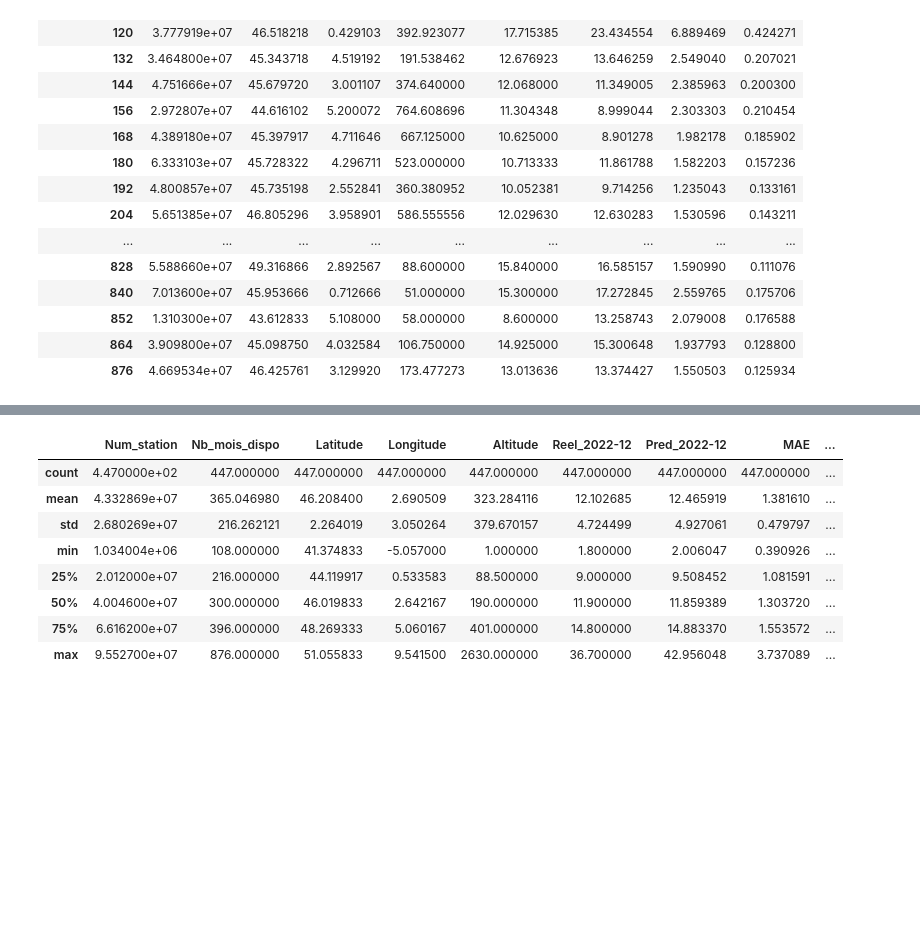
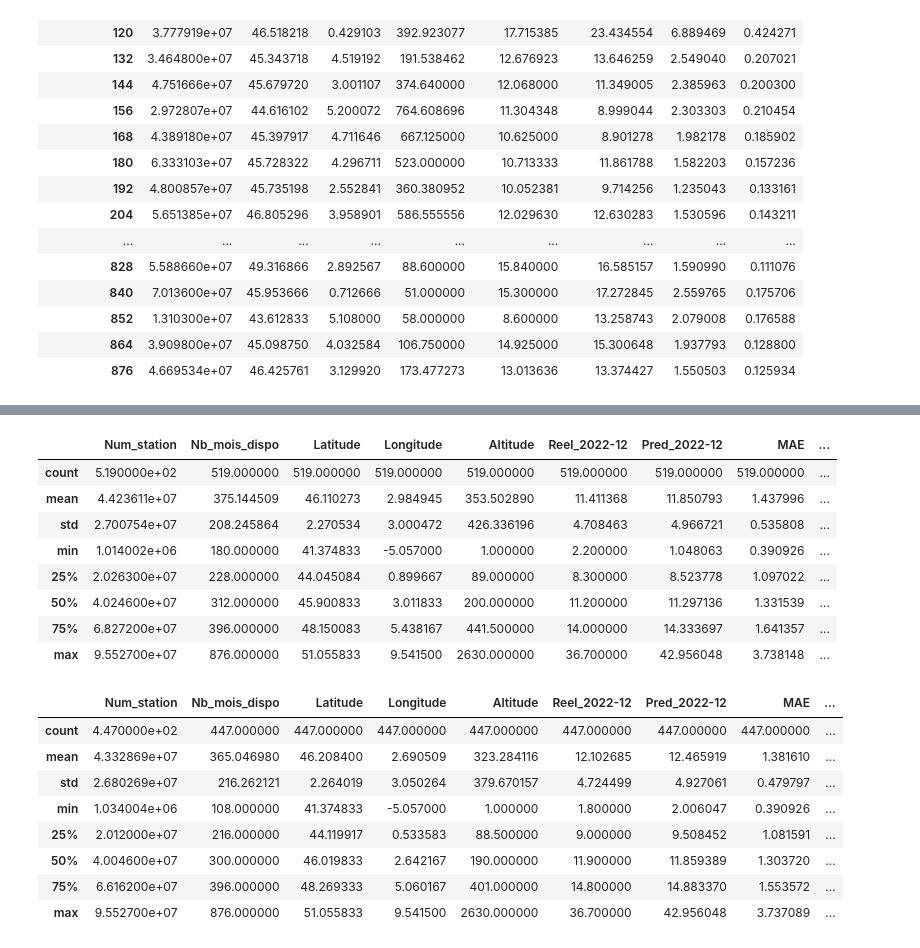
Before and after one commit to tristanGIANDO/jedha_final_project, a Jupyter notebook: jedha_final_project/modeles/baseline_france.ipynb, the cells around one changed output, grey strips where cells are left out. Cells and saved outputs as stored; diff of their text form; code cells hidden in the pictures; blank space fills up the shorter version.

```diff
--- a/jedha_final_project/modeles/baseline_france.ipynb
+++ b/jedha_final_project/modeles/baseline_france.ipynb
@@ -518,4 +517,18 @@ px.line(MAPE_by_month, x=MAPE_by_month.index, y="MAPE")
 # %% [output]
 ValueError: Mime type rendering requires nbformat>=4.2.0 but it is not installed
 [interactive output not drawn]
+# %%
+df_Mois_180 = df_eval_global[df_eval_global["Nb_mois_dispo"]>=180]
+# sortir les outliers
+df_Mois_180.describe()
+# %% [output]
+|  | Num_station | Nb_mois_dispo | Latitude | Longitude | Altitude | Reel_2022-12 | Pred_2022-12 | MAE | ... |
+| count | 5.190000e+02 | 519.000000 | 519.000000 | 519.000000 | 519.000000 | 519.000000 | 519.000000 | 519.000000 | ... |
+| mean | 4.423611e+07 | 375.144509 | 46.110273 | 2.984945 | 353.502890 | 11.411368 | 11.850793 | 1.437996 | ... |
+| std | 2.700754e+07 | 208.245864 | 2.270534 | 3.000472 | 426.336196 | 4.708463 | 4.966721 | 0.535808 | ... |
+| min | 1.014002e+06 | 180.000000 | 41.374833 | -5.057000 | 1.000000 | 2.200000 | 1.048063 | 0.390926 | ... |
+| 25% | 2.026300e+07 | 228.000000 | 44.045084 | 0.899667 | 89.000000 | 8.300000 | 8.523778 | 1.097022 | ... |
+| 50% | 4.024600e+07 | 312.000000 | 45.900833 | 3.011833 | 200.000000 | 11.200000 | 11.297136 | 1.331539 | ... |
+| 75% | 6.827200e+07 | 396.000000 | 48.150083 | 5.438167 | 441.500000 | 14.000000 | 14.333697 | 1.641357 | ... |
+| max | 9.552700e+07 | 876.000000 | 51.055833 | 9.541500 | 2630.000000 | 36.700000 | 42.956048 | 3.738148 | ... |
 # %%
```
Also changed, not shown: parts of 8 cells of this notebook.
